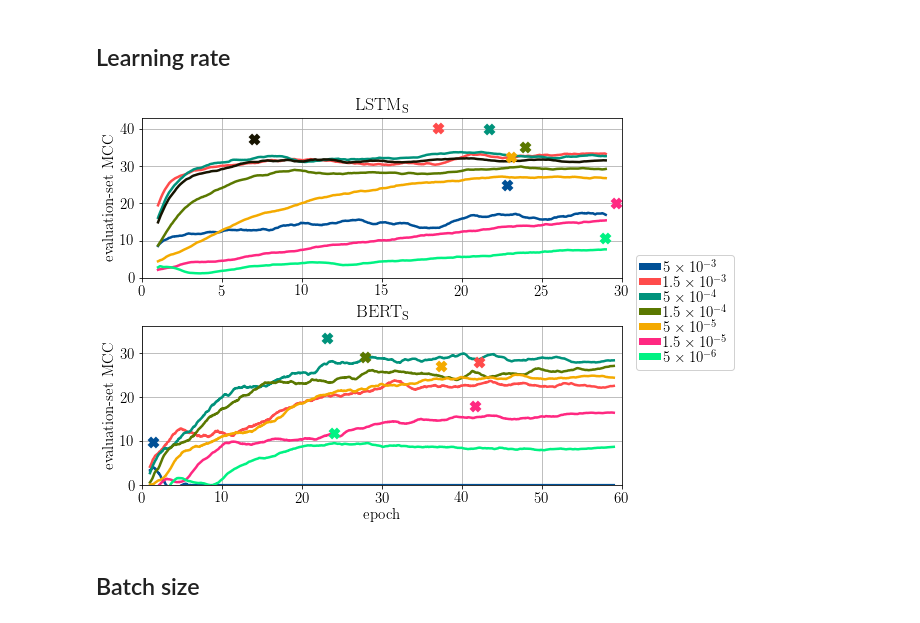
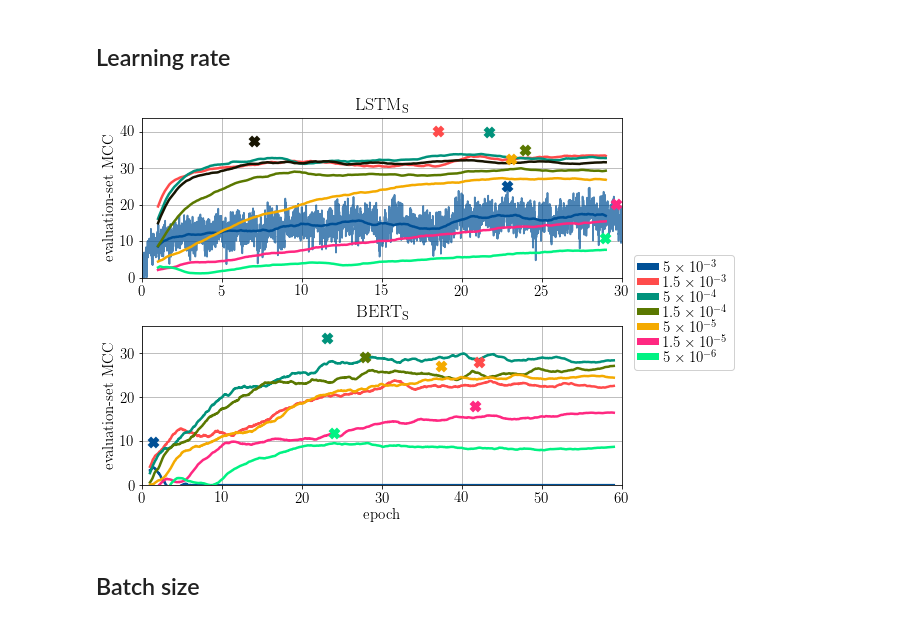
Before and after one commit to samsucik/knowledge-distil-bert, a Jupyter notebook: experiments/analysis/Analysis of distillation hyperparameters.ipynb, the cells around one changed output. Drawn from its saved outputs; the diff is of its cells as text; code cells hidden in the pictures.

```diff
--- a/experiments/analysis/Analysis of distillation hyperparameters.ipynb
+++ b/experiments/analysis/Analysis of distillation hyperparameters.ipynb
@@ -282,10 +282,9 @@ min=77.63, max=87.11
 # %%
 sf = 2.0
 
-
 def plot_linear(group, ax, smooth_factor=0.5, ylabel="MCC", xlabel="epoch", legcols=1,
                 title=None, shade=False, bottom=None, top=None, legtitle=None, yticks=None,
-                alternate_lws=[2.5], show_runtimes=False):
+                alternate_lws=[2.5], show_runtimes=False, additional_key_to_show_raw=None):
     n_epochs = 60 if "bert" in group else 30
     task_name = get_task_name(group)
     metric_name = get_metric_name(task_name)
@@ -303,14 +302,18 @@ def plot_linear(group, ax, smooth_factor=0.5, ylabel="MCC", xlabel="epoch", legc
         maximum, minimum = log_dfs.max(axis=0), log_dfs.min(axis=0)
 
         smooth_n = int(len(log_dfs[0])/n_epochs*smooth_factor)
-        mean_smooth = smooth_series(mean, N=smooth_n)
-        stdev_smooth = smooth_series(stdev, N=smooth_n)
+        mean_smooth = P.smooth_series(mean, N=smooth_n)
+        stdev_smooth = P.smooth_series(stdev, N=smooth_n)
         start = 0.5*n_epochs*(1 - len(mean_smooth)/len(mean))
         stop = start + n_epochs*len(mean_smooth)/len(mean)
         xs = np.linspace(start=start, stop=stop, num=len(mean_smooth))
         cl = cls[i//len(alternate_lws)]
         lw = alternate_lws[i % len(alternate_lws)]
         ax.plot(xs, mean_smooth, label=config, c=cl, lw=lw, zorder=1)
+
+        if additional_key_to_show_raw and additional_key_to_show_raw == config:
+            ax.plot(np.linspace(start=0, stop=n_epochs, num=len(mean)), mean, c=cl,
+                    lw=lw*0.7, zorder=1, alpha=0.7)
 
         if N > 1 and shade:
             lower = mean_smooth - stdev_smooth
@@ -331,8 +334,8 @@ def plot_linear(group, ax, smooth_factor=0.5, ylabel="MCC", xlabel="epoch", legc
     ax.set_title(title)
     if yticks is not None:
         ax.set_yticks(yticks)
-    legend = ax.legend(loc='lower right', ncol=legcols, title=legtitle, **leg_kwargs)
-    for legobj in legend.legendHandles: legobj.set_linewidth(leg_lw)
+    legend = ax.legend(loc='lower right', ncol=legcols, title=legtitle, **P.leg_kwargs)
+    for legobj in legend.legendHandles: legobj.set_linewidth(P.leg_lw)
     ax.set_axisbelow(True)
     ax.grid()
     return ax
@@ -340,21 +343,21 @@ def plot_linear(group, ax, smooth_factor=0.5, ylabel="MCC", xlabel="epoch", legc
 ## Learning rate
 # %%
 fig, axs = plt.subplots(nrows=2, ncols=1, figsize=(9, 6))
-for (model, title), ax in zip([("", P.make_latex_label("LSTM")), ("-bert", P.make_latex_label("BERT"))], axs):
+for i, ((model, title), ax) in enumerate(zip([("", P.make_latex_label("LSTM")), ("-bert", P.make_latex_label("BERT"))], axs)):
     plot_linear(group="lr"+model, ax=ax, smooth_factor=sf, legcols=4, xlabel=None, title=title,
-               bottom=-0.02)
+               bottom=-0.02, additional_key_to_show_raw=("$5\\times10^{-3}$" if i == 0 else None))
 axs[-1].set_xlabel("epoch")
-unify_legend_outside(fig, axs)
+P.unify_legend_outside(fig, axs)
 plt.subplots_adjust(
     left  = 0.08,
     right = 0.82,
     bottom = 0.1,
     top = 0.95,
     hspace = 0.3)
 plt.show()
 fig.savefig("img/exploration-lr.pdf")
 # %% [output]
-[figure, old version]
+[figure, new version]
 # %% [markdown]
 ## Batch size
 # %%
```
Also changed, not shown: 8 other files.
